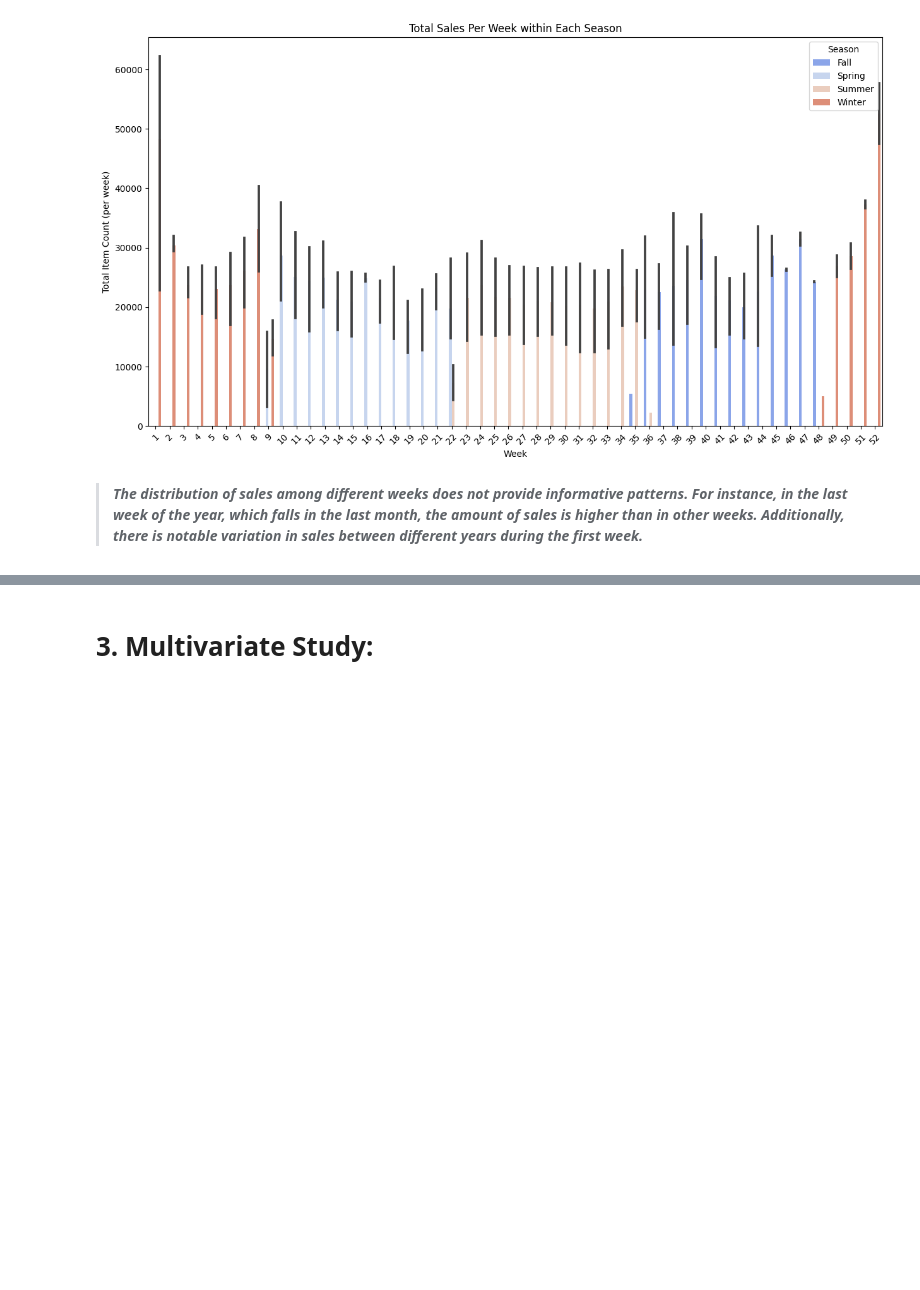
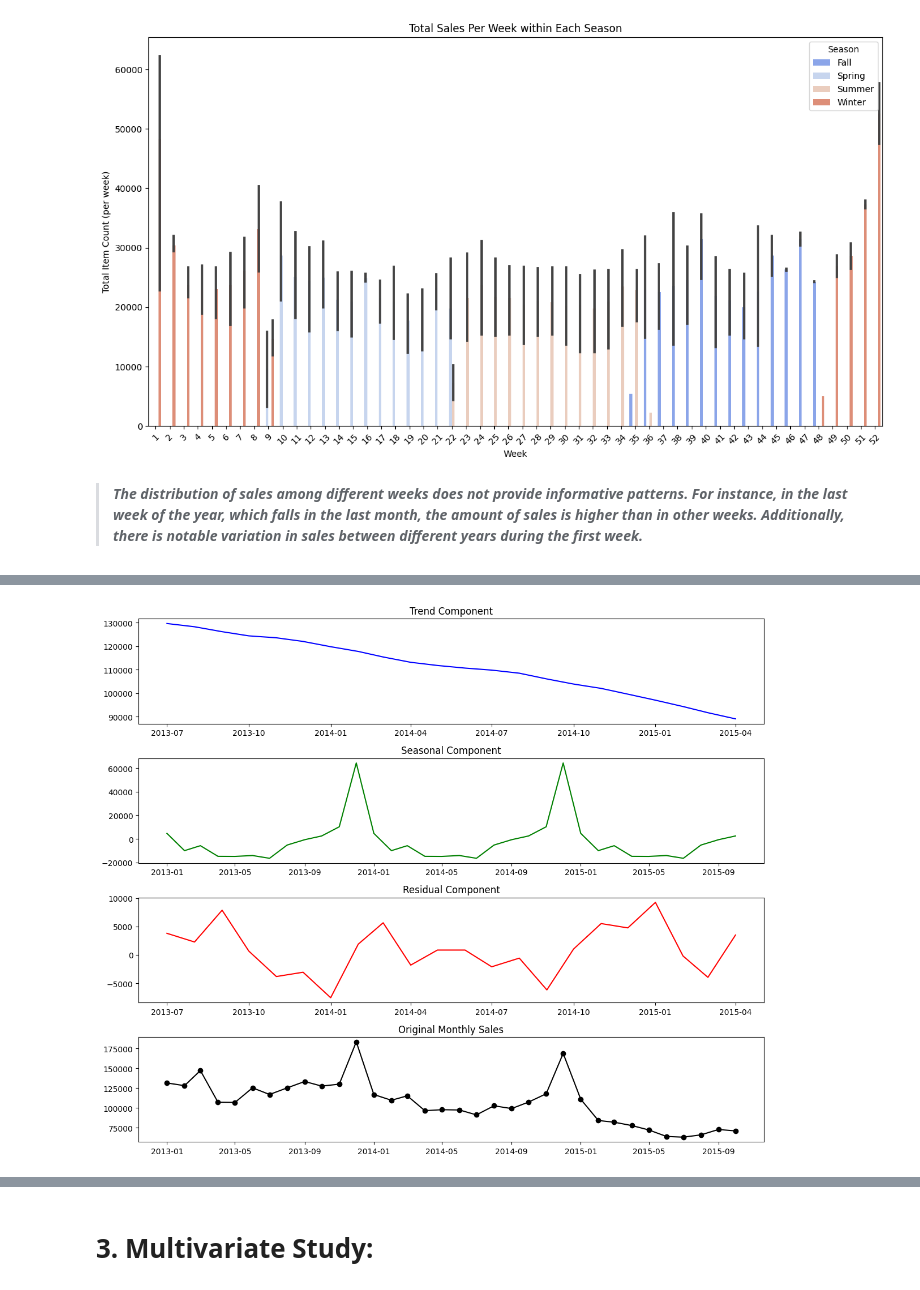
Before and after one commit to ArvinDodangeh/DS, a Jupyter notebook: Notebook/eda-ds.ipynb, the cells around one changed output, grey strips where cells are left out. Cells and saved outputs as stored; diff of their text form; code cells hidden in the pictures; blank space fills up the shorter version.

```diff
--- a/Notebook/eda-ds.ipynb
+++ b/Notebook/eda-ds.ipynb
@@ -226,3 +226,16 @@ plt.show()
 [figure]
 # %% [markdown]
 >***The distribution of sales among different weeks does not provide informative patterns. For instance, in the last week of the year, which falls in the last month, the amount of sales is higher than in other weeks. Additionally, there is notable variation in sales between different years during the first week.***
+# %%
+# Aggregate monthly sales
+monthly_sales = data.groupby(['date_block_num', 'year', 'month'], as_index=False)['item_cnt_day'].sum()
+
+# Set a date column for easier plotting later
+monthly_sales['date'] = pd.to_datetime(monthly_sales[['year', 'month']].assign(day=1))
+monthly_sales.set_index('date', inplace=True)
+
+# Rename column for clarity
+monthly_sales.rename(columns={'item_cnt_day': 'total_sales'}, inplace=True)
+
+# Display the first few rows of aggregated data
+print(monthly_sales.head())
@@ -228,0 +250,33 @@ plt.show()
+# %%
+from statsmodels.tsa.seasonal import seasonal_decompose
+
+# Ensure the data is sorted by date
+
+monthly_sales = monthly_sales.sort_index()
+
+# Perform seasonal decomposition
+decomposition = seasonal_decompose(monthly_sales['total_sales'], model='additive')
+
+# Plot the decomposition
+plt.figure(figsize=(12, 10))
+
+plt.subplot(4, 1, 1)
+plt.plot(decomposition.trend, label='Trend', color='blue')
+plt.title('Trend Component')
+
+plt.subplot(4, 1, 2)
+plt.plot(decomposition.seasonal, label='Seasonality', color='green')
+plt.title('Seasonal Component')
+
+plt.subplot(4, 1, 3)
+plt.plot(decomposition.resid, label='Residuals', color='red')
+plt.title('Residual Component')
+
+plt.subplot(4, 1, 4)
+plt.plot(monthly_sales.index, monthly_sales['total_sales'], marker='o', linestyle='-', label='Original', color='black')
+plt.title('Original Monthly Sales')
+
+plt.tight_layout()
+plt.show()
+# %% [output]
+[figure, added]
```
Also changed, not shown: parts of 8 cells of this notebook.
